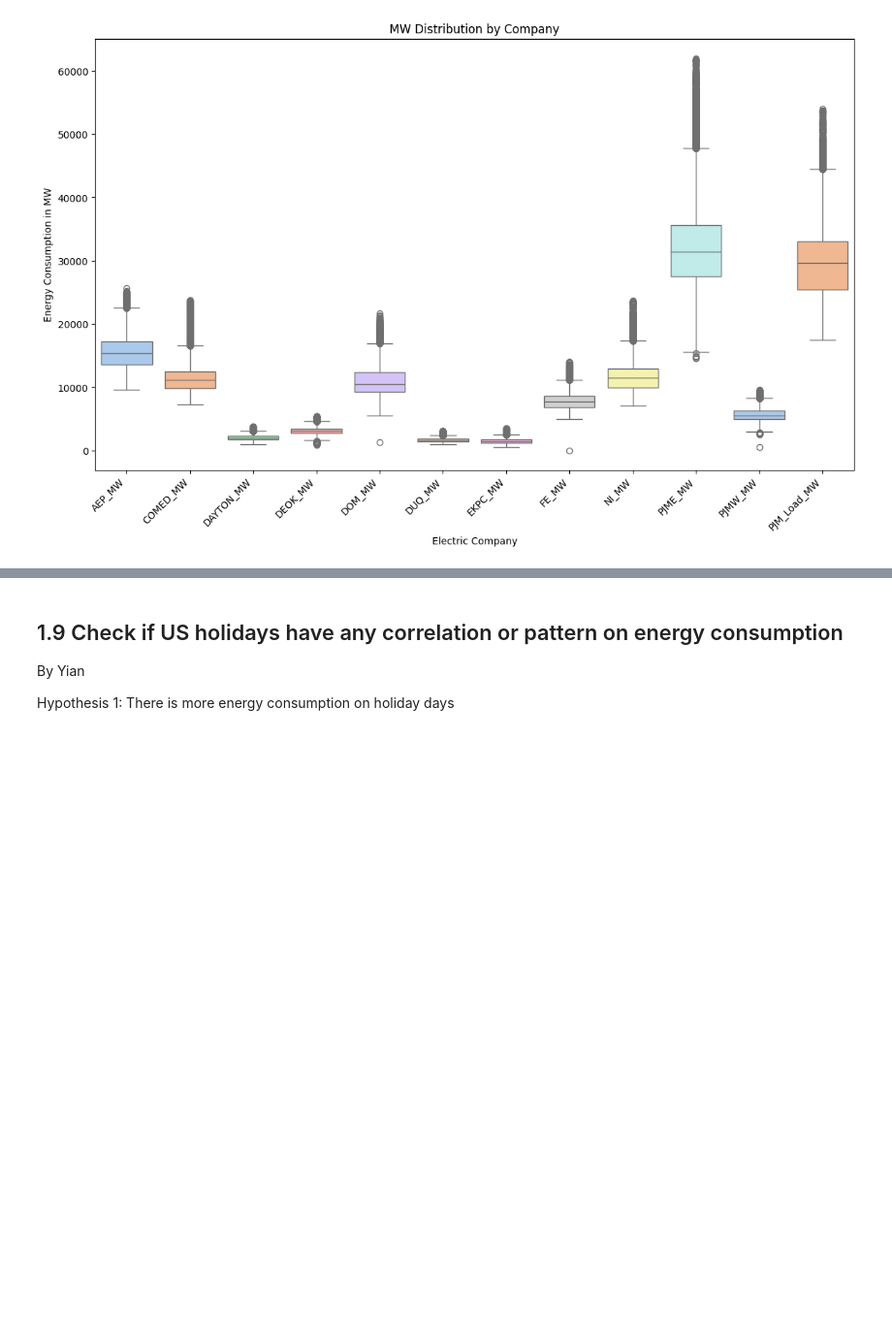
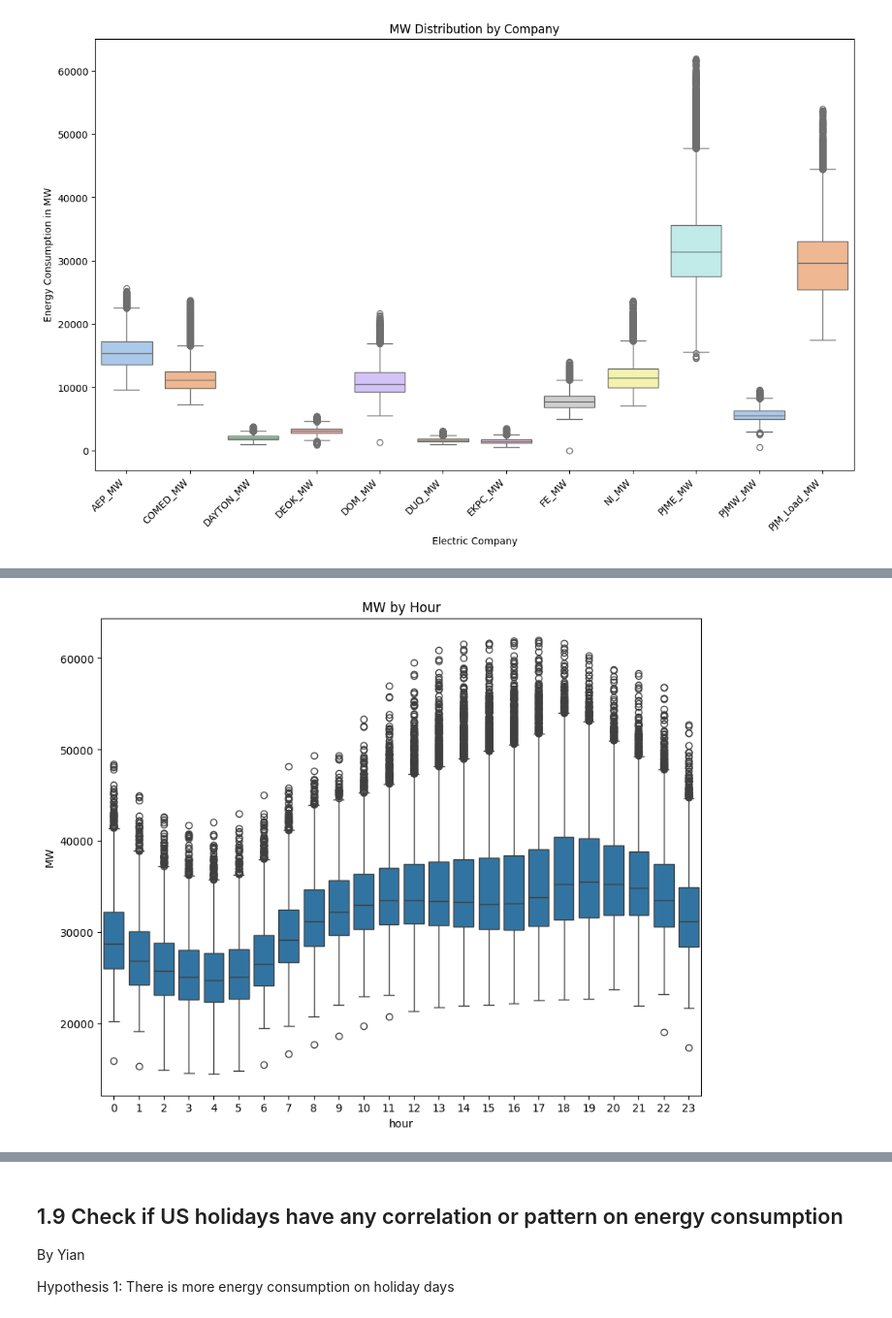
Before and after one commit to hogan-tech/AAI-595-Final, a Jupyter notebook: ML_Project_Time_Series(V2).ipynb, the cells around one changed output, grey strips where cells are left out. Shown: that part at 97% size. Drawn from its saved outputs; the diff is of its cells as text; code cells hidden in the pictures; blank space fills up the shorter version.

```diff
--- a/ML_Project_Time_Series(V2).ipynb
+++ b/ML_Project_Time_Series(V2).ipynb
@@ -263,0 +254,38 @@ plt.show()
+# %%
+df1 = pjme.copy()
+df1 = df1.set_index('Datetime')
+df1.index = pd.to_datetime(df1.index)
+# %%
+import seaborn as sns
+df1['hour'] = df1.index.hour
+df1['dayofweek'] = df1.index.dayofweek
+df1['quarter'] = df1.index.quarter
+df1['month'] = df1.index.month
+df1['year'] = df1.index.year
+df1['dayofyear'] = df1.index.dayofyear
+df1['dayofmonth'] = df1.index.day
+df1['weekofyear'] = df1.index.isocalendar().week
+print(df1.head())
+import pandas as pd
+
+def create_features(df):
+    # Ensure that 'Datetime' is in datetime format
+    df['Datetime'] = pd.to_datetime(df['Datetime'])
+
+    # Set 'Datetime' as the index
+    df.set_index('Datetime', inplace=True)
+
+    # Add time-based features
+    df['hour'] = df.index.hour
+    df['dayofweek'] = df.index.dayofweek
+    df['quarter'] = df.index.quarter
+    df['month'] = df.index.month
+    df['year'] = df.index.year
+    df['dayofyear'] = df.index.dayofyear
+    df['dayofmonth'] = df.index.day
+    df['weekofyear'] = df.index.isocalendar().week  # ISO week number
+
+    # Optionally, reset index if you want 'Datetime' back as a column
+    df.reset_index(inplace=True)
+
+    return df
@@ -263,0 +308,8 @@ plt.show()
+# %%
+#Hourly analysis
+fig, ax = plt.subplots(figsize=(10, 8))
+sns.boxplot(data=df1, x='hour', y='MW')
+ax.set_title('MW by Hour')
+plt.show()
+# %% [output]
+[figure, added]
```
Also changed, not shown: parts of 50 cells of this notebook.
